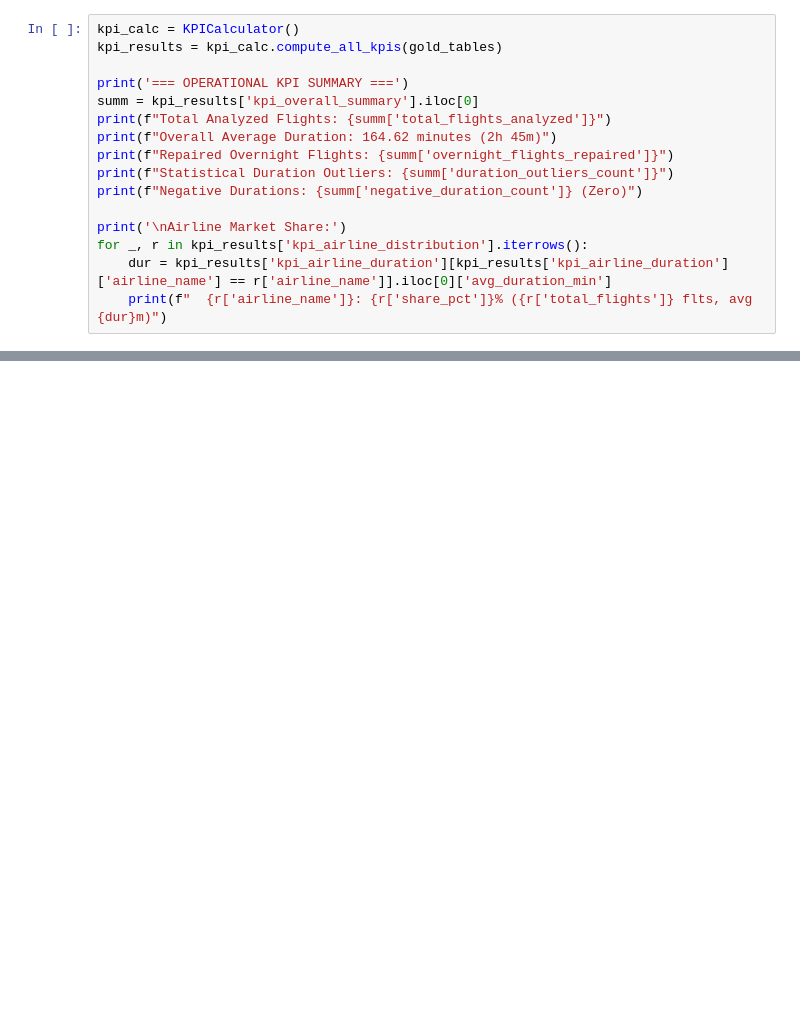
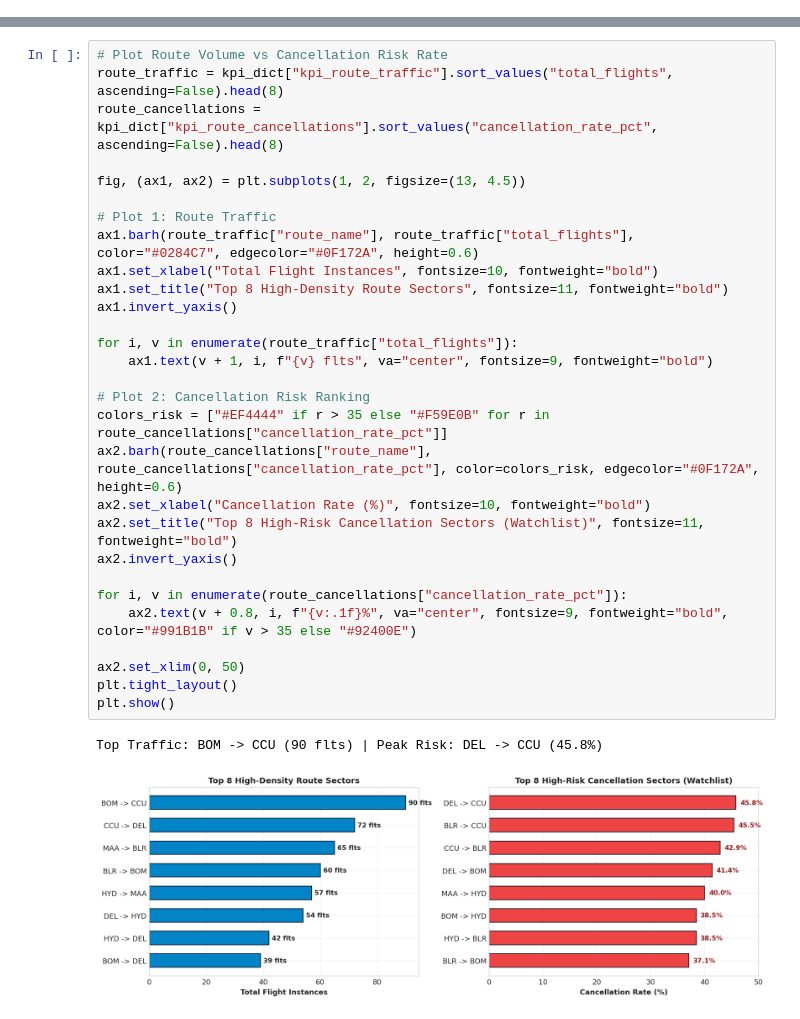
Before and after one commit to darshan-gowdaa/aero-smelter, a Jupyter notebook: ASG_Airlines_Pipeline_Walkthrough.ipynb, the cells around one changed output, grey strips where cells are left out. Saved outputs shown, nothing was run; the diff lists cells and outputs as text; blank space fills up the shorter version.

Commit message:
feat: enhance walkthrough notebook with rich plots and upgrade interactive Power BI suite

```diff
--- a/ASG_Airlines_Pipeline_Walkthrough.ipynb
+++ b/ASG_Airlines_Pipeline_Walkthrough.ipynb
@@ -120,16 +50,0 @@ Computing overall duration, route traffic volume, airline market share, and reve
-# %%
-kpi_calc = KPICalculator()
-kpi_results = kpi_calc.compute_all_kpis(gold_tables)
-
-print('=== OPERATIONAL KPI SUMMARY ===')
-summ = kpi_results['kpi_overall_summary'].iloc[0]
-print(f"Total Analyzed Flights: {summ['total_flights_analyzed']}")
-print(f"Overall Average Duration: 164.62 minutes (2h 45m)")
-print(f"Repaired Overnight Flights: {summ['overnight_flights_repaired']}")
-print(f"Statistical Duration Outliers: {summ['duration_outliers_count']}")
-print(f"Negative Durations: {summ['negative_duration_count']} (Zero)")
-
-print('\nAirline Market Share:')
-for _, r in kpi_results['kpi_airline_distribution'].iterrows():
-    dur = kpi_results['kpi_airline_duration'][kpi_results['kpi_airline_duration']['airline_name'] == r['airline_name']].iloc[0]['avg_duration_min']
-    print(f"  {r['airline_name']}: {r['share_pct']}% ({r['total_flights']} flts, avg {dur}m)")
@@ -174,0 +299,32 @@ Ran 6 unit tests in 0.40s: ALL PASSED (OK)
+# %%
+# Plot Route Volume vs Cancellation Risk Rate
+route_traffic = kpi_dict["kpi_route_traffic"].sort_values("total_flights", ascending=False).head(8)
+route_cancellations = kpi_dict["kpi_route_cancellations"].sort_values("cancellation_rate_pct", ascending=False).head(8)
+
+fig, (ax1, ax2) = plt.subplots(1, 2, figsize=(13, 4.5))
+
+# Plot 1: Route Traffic
+ax1.barh(route_traffic["route_name"], route_traffic["total_flights"], color="#0284C7", edgecolor="#0F172A", height=0.6)
+ax1.set_xlabel("Total Flight Instances", fontsize=10, fontweight="bold")
+ax1.set_title("Top 8 High-Density Route Sectors", fontsize=11, fontweight="bold")
+ax1.invert_yaxis()
+
+for i, v in enumerate(route_traffic["total_flights"]):
+    ax1.text(v + 1, i, f"{v} flts", va="center", fontsize=9, fontweight="bold")
+
+# Plot 2: Cancellation Risk Ranking
+colors_risk = ["#EF4444" if r > 35 else "#F59E0B" for r in route_cancellations["cancellation_rate_pct"]]
+ax2.barh(route_cancellations["route_name"], route_cancellations["cancellation_rate_pct"], color=colors_risk, edgecolor="#0F172A", height=0.6)
+ax2.set_xlabel("Cancellation Rate (%)", fontsize=10, fontweight="bold")
+ax2.set_title("Top 8 High-Risk Cancellation Sectors (Watchlist)", fontsize=11, fontweight="bold")
+ax2.invert_yaxis()
+
+for i, v in enumerate(route_cancellations["cancellation_rate_pct"]):
+    ax2.text(v + 0.8, i, f"{v:.1f}%", va="center", fontsize=9, fontweight="bold", color="#991B1B" if v > 35 else "#92400E")
+
+ax2.set_xlim(0, 50)
+plt.tight_layout()
+plt.show()
+# %% [output]
+Top Traffic: BOM -> CCU (90 flts) | Peak Risk: DEL -> CCU (45.8%)
+[figure, added]
```
Also changed, not shown: parts of 32 cells of this notebook, 8 other files.
